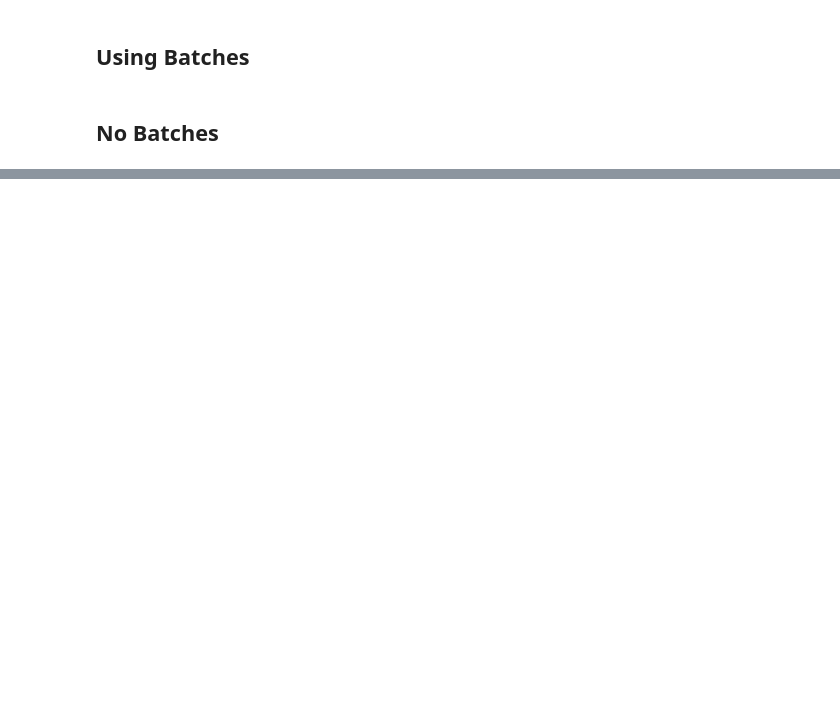
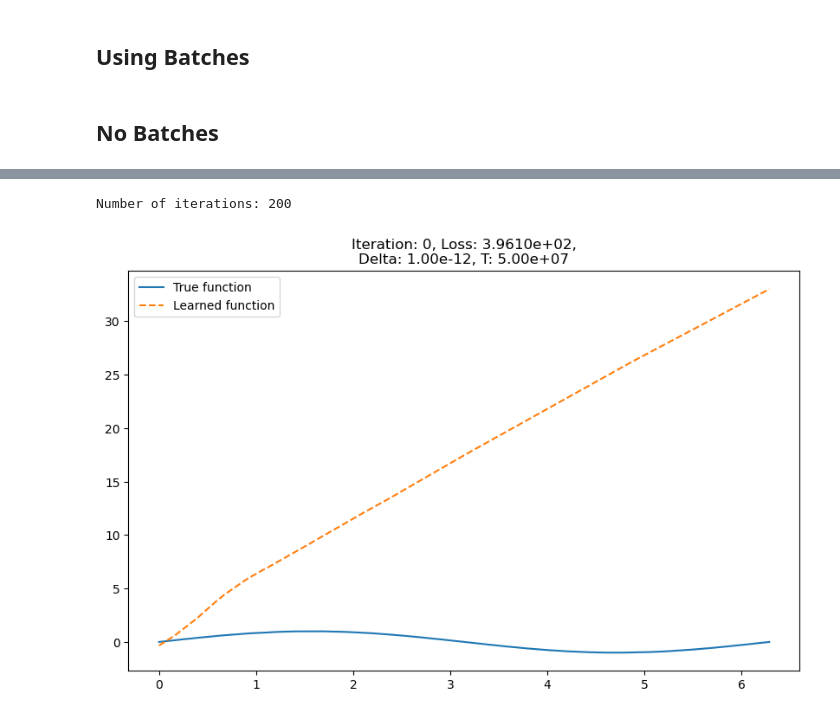
Before and after one commit to bryceshirley/hj-global-opt, a Jupyter notebook: SNN_experiments.ipynb, the cells around one changed output, grey strips where cells are left out. Cells and saved outputs as stored; diff of their text form; code cells hidden in the pictures; blank space fills up the shorter version.

Commit message:
animation added

```diff
--- a/SNN_experiments.ipynb
+++ b/SNN_experiments.ipynb
@@ -4,6 +4,7 @@ import time
 import torch
 import numpy as np
 import matplotlib.pyplot as plt
+from matplotlib.animation import FuncAnimation, PillowWriter
 import torch.nn as nn
 import torch.optim as optim
 
@@ -67,7 +68,7 @@ class ShallowNet(nn.Module):
 criterion = nn.MSELoss()
 
 # Define the function f (e.g., a loss function based on the model's predictions)
-def loss_function(x, model, inputs, targets):
+def loss_function(x, model, inputs, targets, plot=False):
     """
     Computes the loss based on the given model parameters.
 
@@ -210,3 +234,39 @@ print("============================")
+# %%
+# Prepare the data for animation
+fk_hist = loss_history  # Assuming loss_history has the loss at each iteration
+deltak_hist = delta_hist  # Assuming delta_hist has delta values at each iteration
+tk_hist = tk_hist  # Assuming tk_hist has t values at each iteration
+xk_hist = xk_hist  # Assuming xk_hist has the model parameters at each iteration
+
+# Create figure and axis for animation
+fig, ax = plt.subplots(figsize=(10, 6))
+
+# Define the animation update function
+def update_plot(frame):
+    k = frame
+    xk = xk_hist[:,k]
+    fk = fk_hist[k]
+    deltak = deltak_hist[k]
+    tk = tk_hist[k]
+
+    plot(k, xk, fk, deltak, tk, ax)
+
+# Ensure the histories have the same length
+iterations = len(fk_hist)  # Assuming xk_hist is the longest list and matches the others
+print(f'Number of iterations: {iterations}')  # Make sure this is correct
+
+# Create the animation using FuncAnimation
+ani = FuncAnimation(fig, update_plot, frames=range(iterations), interval=500, repeat=False)
+
+# Save the animation as a GIF (or any format you like)
+writer = PillowWriter(fps=20)
+ani.save('optimization.gif', writer=writer)
+
+# Show the plot (optional, depending on whether you want to display it interactively)
+plt.show()
+# %% [output]
+Number of iterations: 200
+[figure, added]
 # %%
 # Visualize the loss history
 plt.figure(figsize=(8, 6))
```
Also changed, not shown: parts of 4 cells of this notebook, 3 other files.
